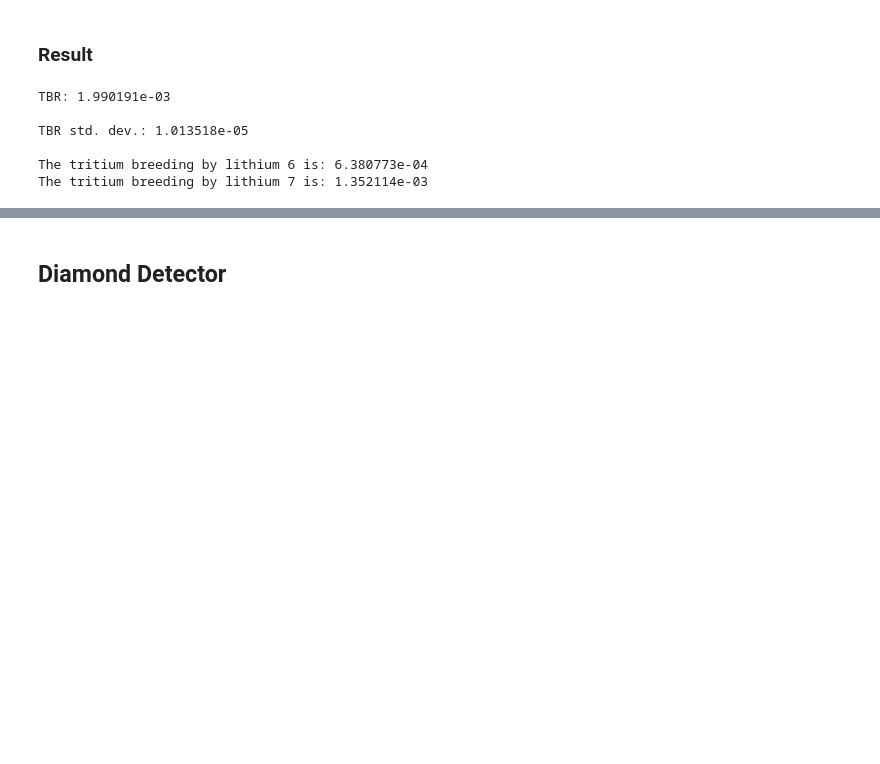
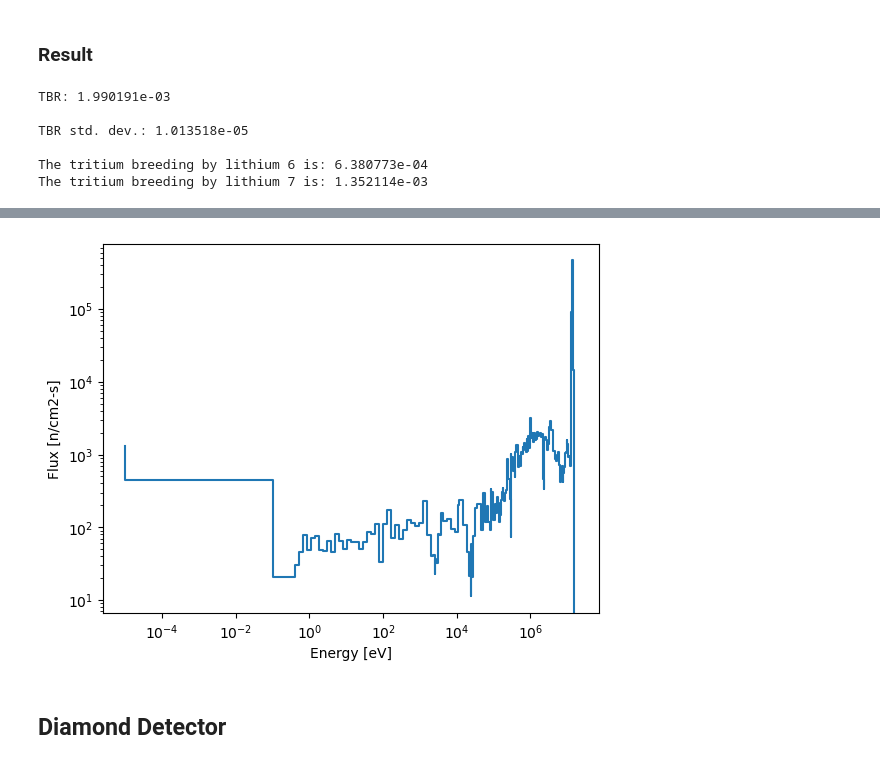
Before and after one commit to LIBRA-project/BABY-1L-run-1, a Jupyter notebook: analysis/neutron/postprocessing.ipynb, the cells around one changed output, grey strips where cells are left out. Drawn from its saved outputs; the diff is of its cells as text; code cells hidden in the pictures; blank space fills up the shorter version.

```diff
--- a/analysis/neutron/postprocessing.ipynb
+++ b/analysis/neutron/postprocessing.ipynb
@@ -78,11 +82,11 @@ The tritium breeding by lithium 7 is: 1.352114e-03
 # %%
 rr_zr90 = sp.get_tally(name="rr_zr90").get_pandas_dataframe()
 rr_nb93 = sp.get_tally(name="rr_nb93").get_pandas_dataframe()
-act_foils_zr_flux = sp.get_tally(name="act_foils_zr_flux").get_pandas_dataframe()
+act_foils_zr_flux = sp.get_tally(name="act_foils_zr_flux")
 act_foils_zr_current = sp.get_tally(name="act_foils_zr_current").get_pandas_dataframe()
-act_foils_nb_flux = sp.get_tally(name="act_foils_nb_flux").get_pandas_dataframe()
+act_foils_nb_flux = sp.get_tally(name="act_foils_nb_flux")
 act_foils_nb_current = sp.get_tally(name="act_foils_nb_current").get_pandas_dataframe()
-diamond_flux = sp.get_tally(name="diamond_flux").get_pandas_dataframe()
+diamond_flux = sp.get_tally(name="diamond_flux")
 diamond_current = sp.get_tally(name="diamond_current").get_pandas_dataframe()
 diamond_elastic_scatter = sp.get_tally(name="elastic_scattering").get_pandas_dataframe()
 neutron_tally_result = sp.get_tally(name="neutron_dose_on_mesh")
@@ -207 +223,7 @@ plot = plot_mesh_tally(
+# %%
+act_foils_radius = 1.8
+act_foils_thickness = 0.1
+act_foils_surface = helpers.calculate_circle_surface(act_foils_radius)
+act_foils_volume = helpers.calculate_cylinder_volume(act_foils_radius, act_foils_thickness)
+neutrons_per_second = 2.6e+08
 # %%
@@ -216,2 +243,18 @@ helpers.plot_results(zr_current, ylabel=ylabel_n)
+# %%
+energy_bins = openmc.mgxs.GROUP_STRUCTURES["VITAMIN-J-175"]
+energy_filter = openmc.EnergyFilter(energy_bins)
+# %%
+openmc_flux = act_foils_nb_flux.mean.flatten()
+flux = (openmc_flux / act_foils_volume) * neutrons_per_second # divide by cell volume and then multiply by source strength
+plt.figure()
+ # trim the last energy filter bin edge to make the number of x and y values the same
+plt.step(energy_filter.values[:-1], flux)
+plt.xscale('log')
+plt.yscale('log')
+plt.ylabel('Flux [n/cm2-s]')
+plt.xlabel('Energy [eV]')
+plt.show()
+# %% [output]
+[figure, added]
 # %% [markdown]
 ## Diamond Detector
```
Also changed, not shown: parts of 16 cells of this notebook, 2 other files.
